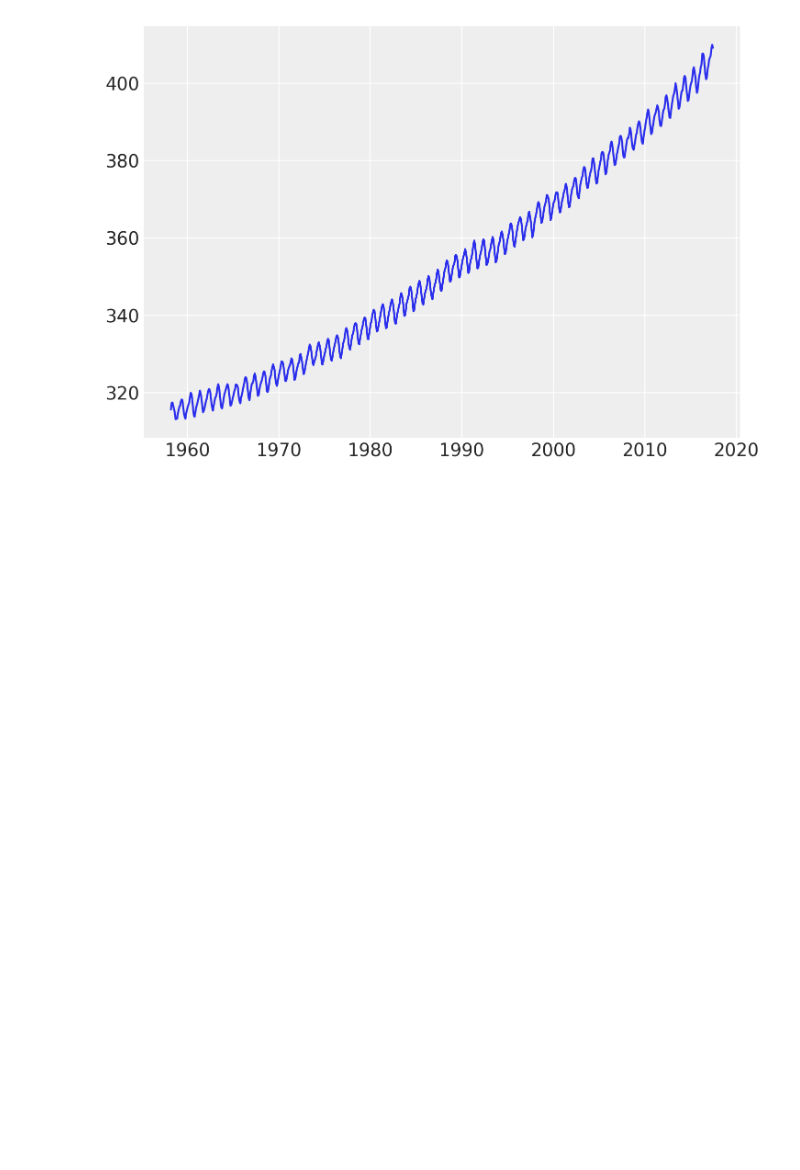
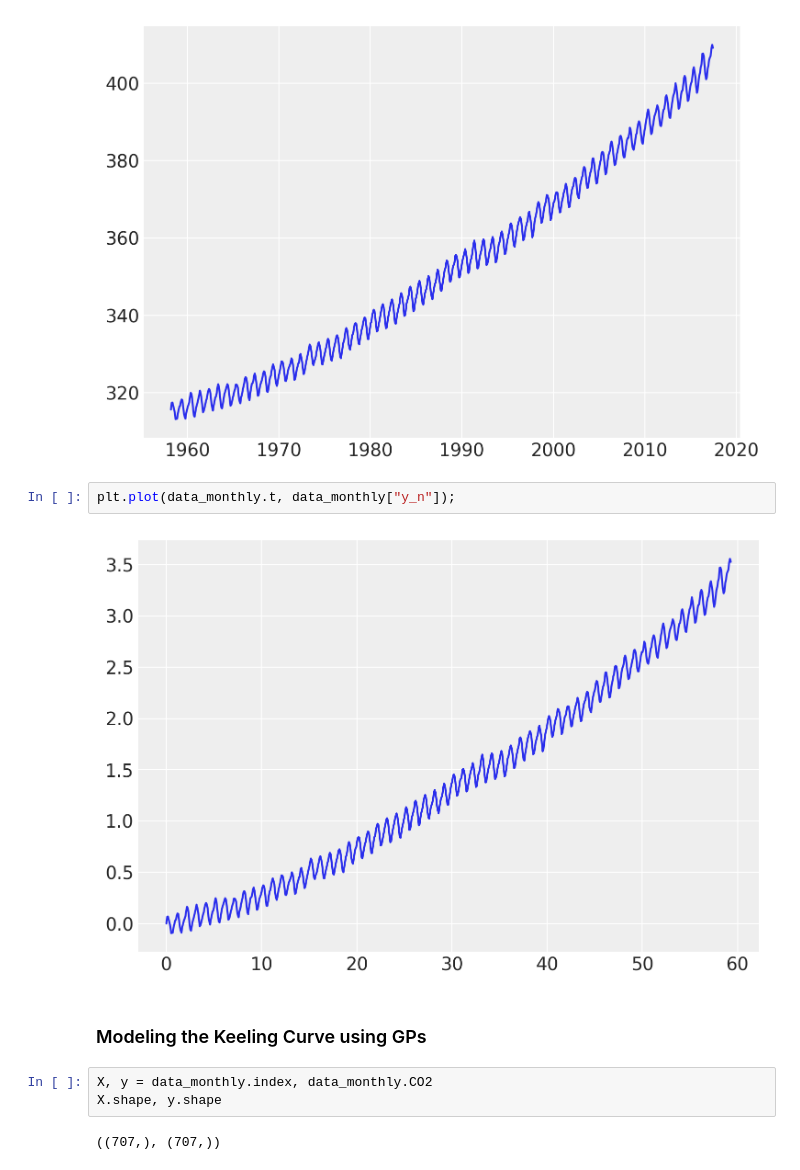
Before and after one commit to danhphan/gp_experiments, a Jupyter notebook: experiments/21_pymc_mauna_loa_co2.ipynb, the cells around one changed output. Drawn from its saved outputs; the diff is of its cells as text; blank space fills up the shorter version.

```diff
--- a/experiments/21_pymc_mauna_loa_co2.ipynb
+++ b/experiments/21_pymc_mauna_loa_co2.ipynb
@@ -194,3 +203,14 @@ show(p)
 plt.plot(data_monthly.index, data_monthly["CO2"]);
 # %% [output]
 [figure]
+# %%
+plt.plot(data_monthly.t, data_monthly["y_n"]);
+# %% [output]
+[figure, added]
+# %% [markdown]
+### Modeling the Keeling Curve using GPs
+# %%
+X, y = data_monthly.index, data_monthly.CO2
+X.shape, y.shape
+# %% [output]
+((707,), (707,))
```
Also changed, not shown: parts of 2 cells of this notebook.
